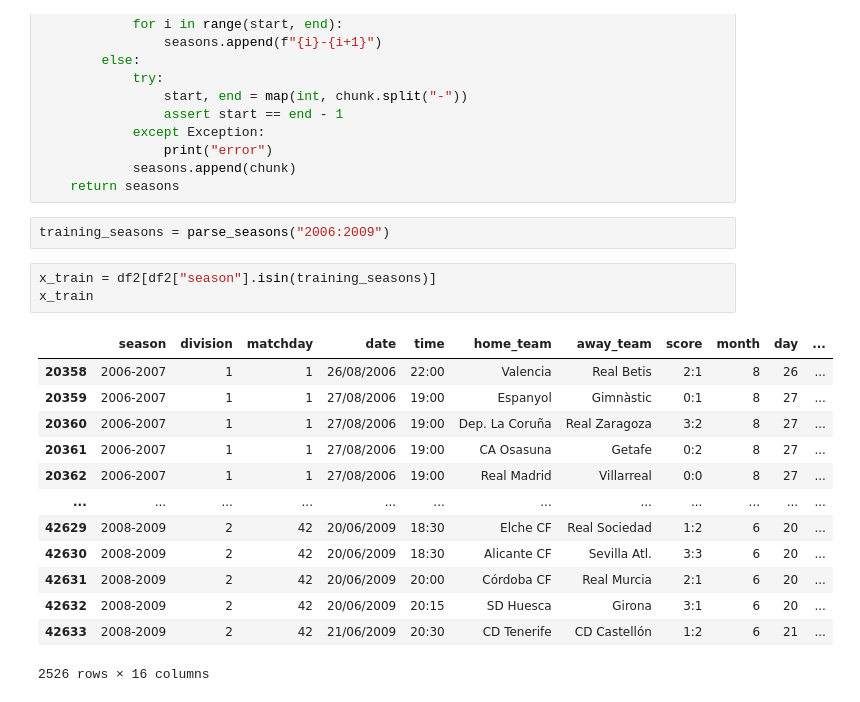
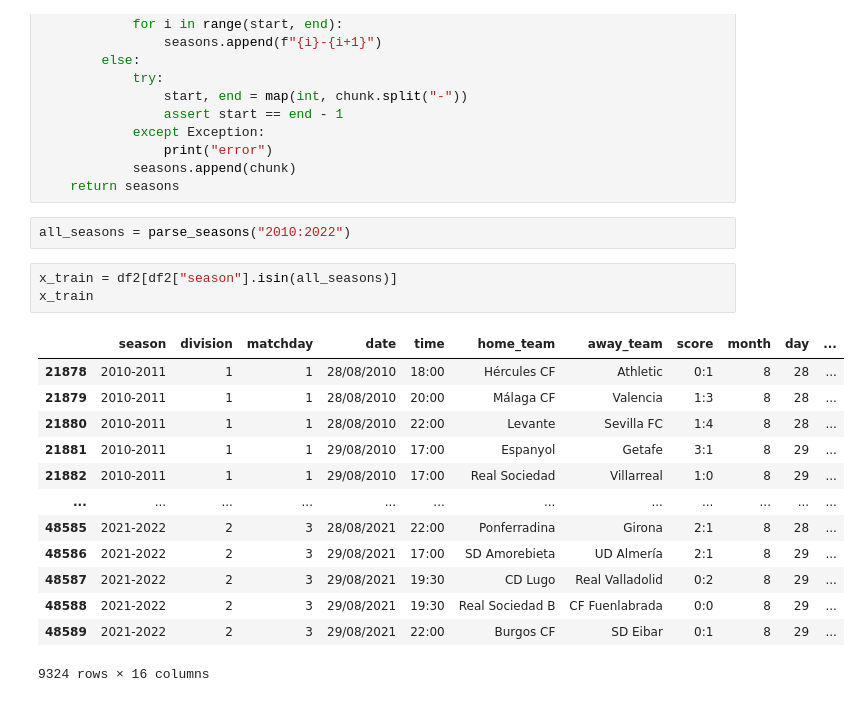
Before and after one commit to alexfulleda98/la-quiniela, a Jupyter notebook: analysis/ModelTesting2.ipynb, the cells around one changed output. Drawn from its saved outputs; the diff is of its cells as text.

```diff
--- a/analysis/ModelTesting2.ipynb
+++ b/analysis/ModelTesting2.ipynb
@@ -62,25 +62,25 @@ def parse_seasons(value):
                 print("error")
             seasons.append(chunk)
     return seasons
-# %%
-training_seasons = parse_seasons("2006:2009")
+# %%
+all_seasons = parse_seasons("2010:2022")
 # %%
-x_train = df2[df2["season"].isin(training_seasons)]
+x_train = df2[df2["season"].isin(all_seasons)]
 x_train
 # %% [output]
 |  | season | division | matchday | date | time | home_team | away_team | score | month | day | ... |
-| 20358 | 2006-2007 | 1 | 1 | 26/08/2006 | 22:00 | Valencia | Real Betis | 2:1 | 8 | 26 | ... |
-| 20359 | 2006-2007 | 1 | 1 | 27/08/2006 | 19:00 | Espanyol | Gimnàstic | 0:1 | 8 | 27 | ... |
-| 20360 | 2006-2007 | 1 | 1 | 27/08/2006 | 19:00 | Dep. La Coruña | Real Zaragoza | 3:2 | 8 | 27 | ... |
-| 20361 | 2006-2007 | 1 | 1 | 27/08/2006 | 19:00 | CA Osasuna | Getafe | 0:2 | 8 | 27 | ... |
-| 20362 | 2006-2007 | 1 | 1 | 27/08/2006 | 19:00 | Real Madrid | Villarreal | 0:0 | 8 | 27 | ... |
+| 21878 | 2010-2011 | 1 | 1 | 28/08/2010 | 18:00 | Hércules CF | Athletic | 0:1 | 8 | 28 | ... |
+| 21879 | 2010-2011 | 1 | 1 | 28/08/2010 | 20:00 | Málaga CF | Valencia | 1:3 | 8 | 28 | ... |
+| 21880 | 2010-2011 | 1 | 1 | 28/08/2010 | 22:00 | Levante | Sevilla FC | 1:4 | 8 | 28 | ... |
+| 21881 | 2010-2011 | 1 | 1 | 29/08/2010 | 17:00 | Espanyol | Getafe | 3:1 | 8 | 29 | ... |
+| 21882 | 2010-2011 | 1 | 1 | 29/08/2010 | 17:00 | Real Sociedad | Villarreal | 1:0 | 8 | 29 | ... |
 | ... | ... | ... | ... | ... | ... | ... | ... | ... | ... | ... | ... |
-| 42629 | 2008-2009 | 2 | 42 | 20/06/2009 | 18:30 | Elche CF | Real Sociedad | 1:2 | 6 | 20 | ... |
-| 42630 | 2008-2009 | 2 | 42 | 20/06/2009 | 18:30 | Alicante CF | Sevilla Atl. | 3:3 | 6 | 20 | ... |
-| 42631 | 2008-2009 | 2 | 42 | 20/06/2009 | 20:00 | Córdoba CF | Real Murcia | 2:1 | 6 | 20 | ... |
-| 42632 | 2008-2009 | 2 | 42 | 20/06/2009 | 20:15 | SD Huesca | Girona | 3:1 | 6 | 20 | ... |
-| 42633 | 2008-2009 | 2 | 42 | 21/06/2009 | 20:30 | CD Tenerife | CD Castellón | 1:2 | 6 | 21 | ... |
+| 48585 | 2021-2022 | 2 | 3 | 28/08/2021 | 22:00 | Ponferradina | Girona | 2:1 | 8 | 28 | ... |
+| 48586 | 2021-2022 | 2 | 3 | 29/08/2021 | 17:00 | SD Amorebieta | UD Almería | 2:1 | 8 | 29 | ... |
+| 48587 | 2021-2022 | 2 | 3 | 29/08/2021 | 19:30 | CD Lugo | Real Valladolid | 0:2 | 8 | 29 | ... |
+| 48588 | 2021-2022 | 2 | 3 | 29/08/2021 | 19:30 | Real Sociedad B | CF Fuenlabrada | 0:0 | 8 | 29 | ... |
+| 48589 | 2021-2022 | 2 | 3 | 29/08/2021 | 22:00 | Burgos CF | SD Eibar | 0:1 | 8 | 29 | ... |
-2526 rows × 16 columns
+9324 rows × 16 columns
 # %%
 with open("../abs_rankings.json", "r") as ranking_input:
     abs_rankings = json.load(ranking_input)
```
Also changed, not shown: parts of 7 cells of this notebook.
